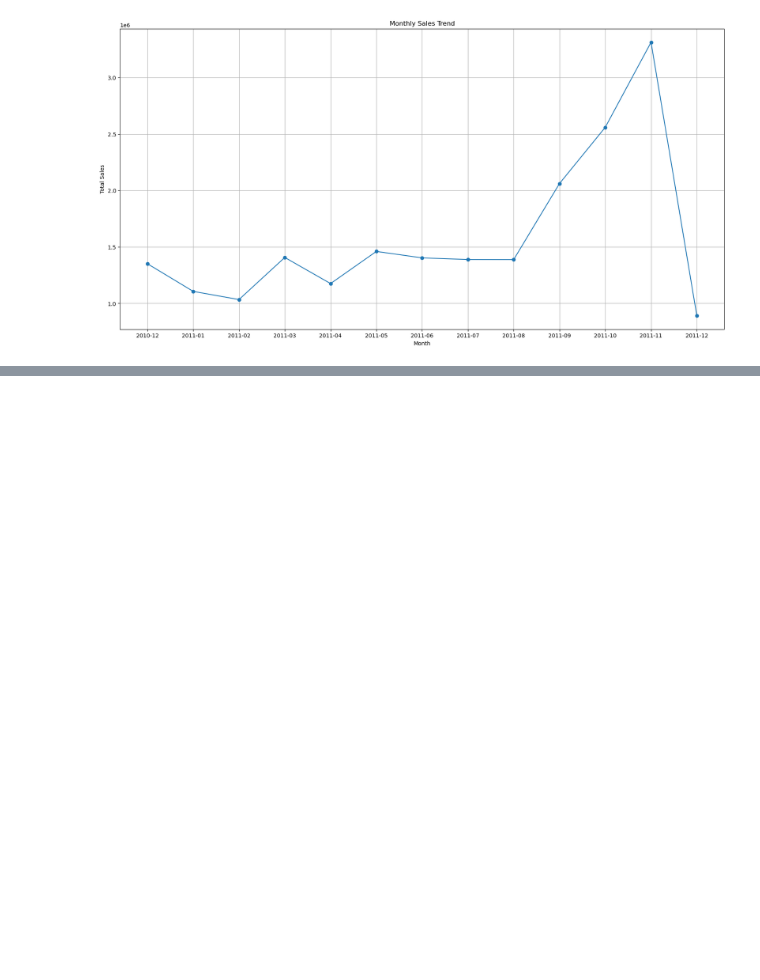
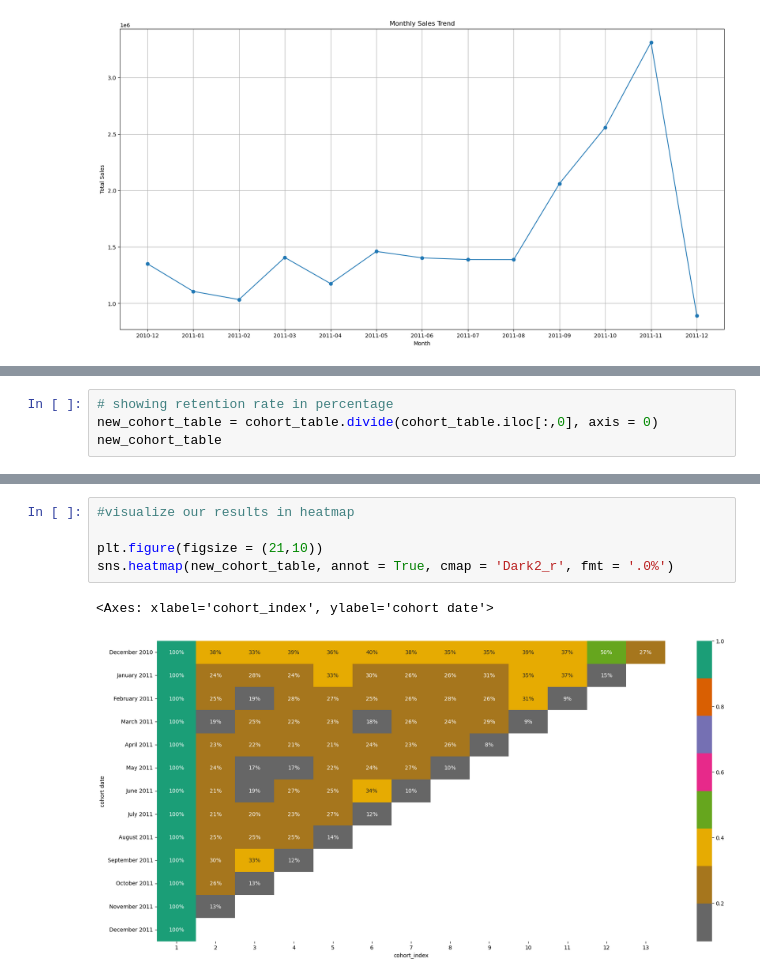
Before and after one commit to oyedeleazeezolawale/Eshop_pro_cohort_anaylsis, a Jupyter notebook: notebooks/cohort _analysis.ipynb, the cells around one changed output, grey strips where cells are left out. Saved outputs shown, nothing was run; the diff lists cells and outputs as text; blank space fills up the shorter version.

```diff
--- a/notebooks/cohort _analysis.ipynb
+++ b/notebooks/cohort _analysis.ipynb
@@ -263,0 +374,4 @@ df["cohort date"] = get_cohort_date(df)
+# %%
+# showing retention rate in percentage
+new_cohort_table = cohort_table.divide(cohort_table.iloc[:,0], axis = 0)
+new_cohort_table
@@ -263,0 +394,8 @@ df["cohort date"] = get_cohort_date(df)
+# %%
+#visualize our results in heatmap
+
+plt.figure(figsize = (21,10))
+sns.heatmap(new_cohort_table, annot = True, cmap = 'Dark2_r', fmt = '.0%')
+# %% [output]
+<Axes: xlabel='cohort_index', ylabel='cohort date'>
+[figure, added]
```
Also changed, not shown: parts of 30 cells of this notebook, 1 other file.
